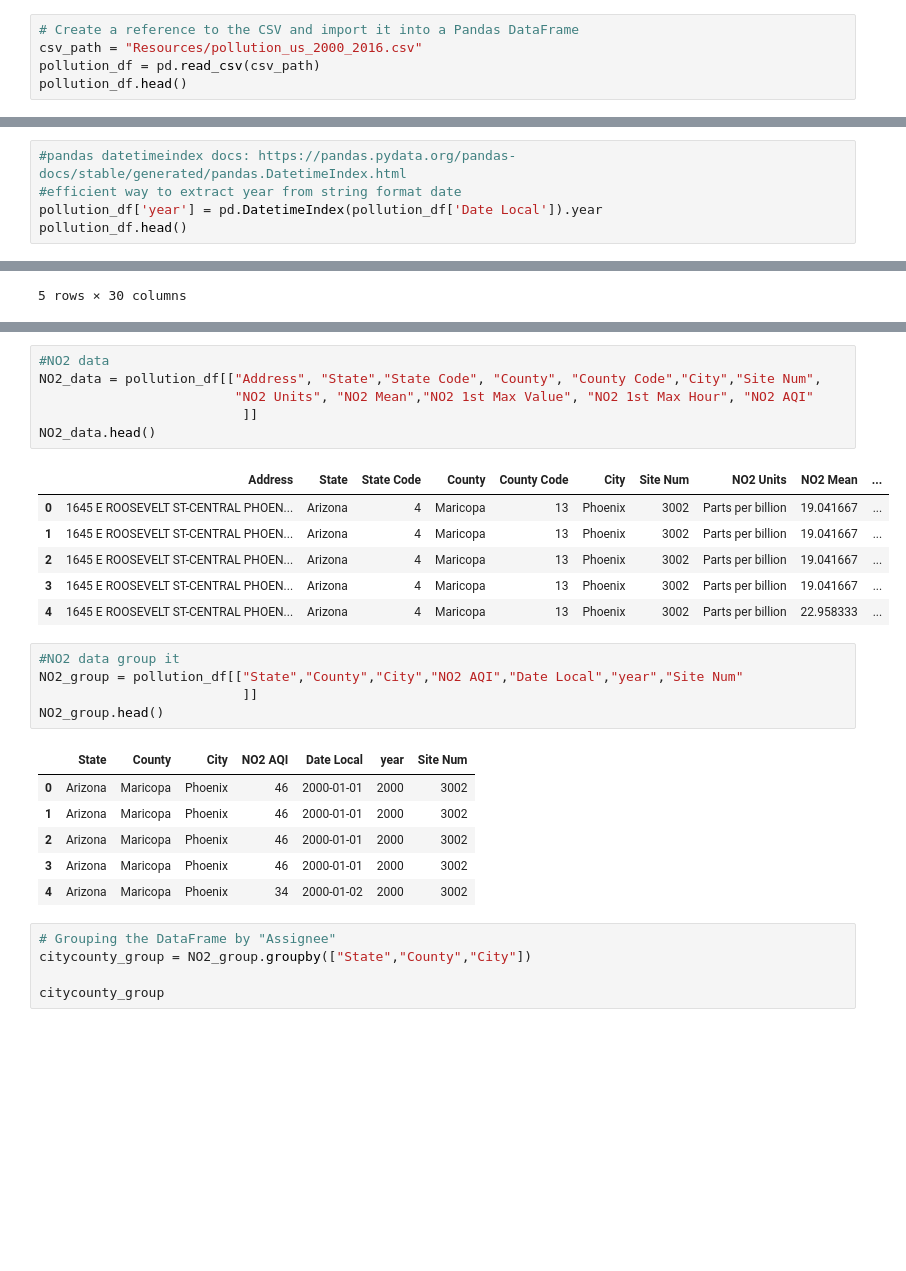
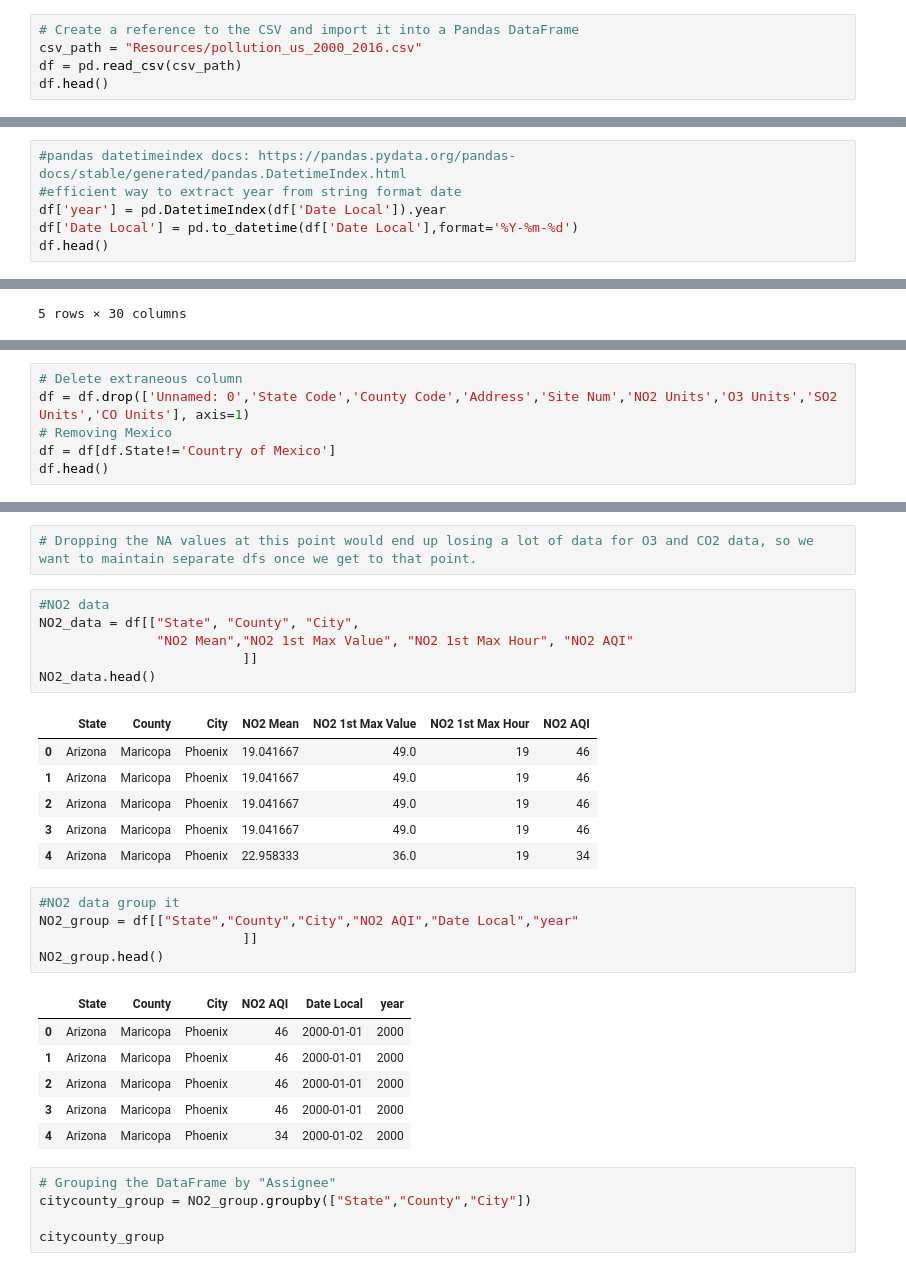
Before and after one commit to sachsjohn/Project_1_Pollution, a Jupyter notebook: Pollution Data.ipynb, the cells around one changed output, grey strips where cells are left out. Drawn from its saved outputs; the diff is of its cells as text; blank space fills up the shorter version.

```diff
--- a/Pollution Data.ipynb
+++ b/Pollution Data.ipynb
@@ -5,8 +8,8 @@ import numpy as np
 # %%
 # Create a reference to the CSV and import it into a Pandas DataFrame
 csv_path = "Resources/pollution_us_2000_2016.csv"
-pollution_df = pd.read_csv(csv_path)
-pollution_df.head()
+df = pd.read_csv(csv_path)
+df.head()
 # %% [output]
 |  | Unnamed: 0 | State Code | County Code | Site Num | Address | State | County | City | Date Local | ... |
 | 0 | 0 | 4 | 13 | 3002 | 1645 E ROOSEVELT ST-CENTRAL PHOEN... | Arizona | Maricopa | Phoenix | 2000-01-01 | ... |
@@ -31,8 +21,9 @@ Name: State Code, dtype: float64
 # %%
 #pandas datetimeindex docs: https://pandas.pydata.org/pandas-docs/stable/generated/pandas.DatetimeIndex.html
 #efficient way to extract year from string format date
-pollution_df['year'] = pd.DatetimeIndex(pollution_df['Date Local']).year
-pollution_df.head()
+df['year'] = pd.DatetimeIndex(df['Date Local']).year
+df['Date Local'] = pd.to_datetime(df['Date Local'],format='%Y-%m-%d')
+df.head()
 # %% [output]
 |  | Unnamed: 0 | State Code | County Code | Site Num | Address | State | County | City | Date Local | ... |
 | 0 | 0 | 4 | 13 | 3002 | 1645 E ROOSEVELT ST-CENTRAL PHOEN... | Arizona | Maricopa | Phoenix | 2000-01-01 | ... |
@@ -144,0 +35,6 @@ poll_data.head()
+# %%
+# Delete extraneous column
+df = df.drop(['Unnamed: 0','State Code','County Code','Address','Site Num','NO2 Units','O3 Units','SO2 Units','CO Units'], axis=1)
+# Removing Mexico
+df = df[df.State!='Country of Mexico']
+df.head()
@@ -145,28 +49,30 @@ poll_data.head()
+# %%
+# Dropping the NA values at this point would end up losing a lot of data for O3 and CO2 data, so we want to maintain separate dfs once we get to that point.
 # %%
 #NO2 data
-NO2_data = pollution_df[["Address", "State","State Code", "County", "County Code","City","Site Num",
-                         "NO2 Units", "NO2 Mean","NO2 1st Max Value", "NO2 1st Max Hour", "NO2 AQI"
+NO2_data = df[["State", "County", "City",
+               "NO2 Mean","NO2 1st Max Value", "NO2 1st Max Hour", "NO2 AQI"
                           ]]
 NO2_data.head()
 # %% [output]
-|  | Address | State | State Code | County | County Code | City | Site Num | NO2 Units | NO2 Mean | ... |
-| 0 | 1645 E ROOSEVELT ST-CENTRAL PHOEN... | Arizona | 4 | Maricopa | 13 | Phoenix | 3002 | Parts per billion | 19.041667 | ... |
-| 1 | 1645 E ROOSEVELT ST-CENTRAL PHOEN... | Arizona | 4 | Maricopa | 13 | Phoenix | 3002 | Parts per billion | 19.041667 | ... |
-| 2 | 1645 E ROOSEVELT ST-CENTRAL PHOEN... | Arizona | 4 | Maricopa | 13 | Phoenix | 3002 | Parts per billion | 19.041667 | ... |
-| 3 | 1645 E ROOSEVELT ST-CENTRAL PHOEN... | Arizona | 4 | Maricopa | 13 | Phoenix | 3002 | Parts per billion | 19.041667 | ... |
-| 4 | 1645 E ROOSEVELT ST-CENTRAL PHOEN... | Arizona | 4 | Maricopa | 13 | Phoenix | 3002 | Parts per billion | 22.958333 | ... |
+|  | State | County | City | NO2 Mean | NO2 1st Max Value | NO2 1st Max Hour | NO2 AQI |
+| 0 | Arizona | Maricopa | Phoenix | 19.041667 | 49.0 | 19 | 46 |
+| 1 | Arizona | Maricopa | Phoenix | 19.041667 | 49.0 | 19 | 46 |
+| 2 | Arizona | Maricopa | Phoenix | 19.041667 | 49.0 | 19 | 46 |
+| 3 | Arizona | Maricopa | Phoenix | 19.041667 | 49.0 | 19 | 46 |
+| 4 | Arizona | Maricopa | Phoenix | 22.958333 | 36.0 | 19 | 34 |
 # %%
 #NO2 data group it
-NO2_group = pollution_df[["State","County","City","NO2 AQI","Date Local","year","Site Num"
+NO2_group = df[["State","County","City","NO2 AQI","Date Local","year"
                           ]]
 NO2_group.head()
 # %% [output]
-|  | State | County | City | NO2 AQI | Date Local | year | Site Num |
-| 0 | Arizona | Maricopa | Phoenix | 46 | 2000-01-01 | 2000 | 3002 |
-| 1 | Arizona | Maricopa | Phoenix | 46 | 2000-01-01 | 2000 | 3002 |
-| 2 | Arizona | Maricopa | Phoenix | 46 | 2000-01-01 | 2000 | 3002 |
-| 3 | Arizona | Maricopa | Phoenix | 46 | 2000-01-01 | 2000 | 3002 |
-| 4 | Arizona | Maricopa | Phoenix | 34 | 2000-01-02 | 2000 | 3002 |
+|  | State | County | City | NO2 AQI | Date Local | year |
+| 0 | Arizona | Maricopa | Phoenix | 46 | 2000-01-01 | 2000 |
+| 1 | Arizona | Maricopa | Phoenix | 46 | 2000-01-01 | 2000 |
+| 2 | Arizona | Maricopa | Phoenix | 46 | 2000-01-01 | 2000 |
+| 3 | Arizona | Maricopa | Phoenix | 46 | 2000-01-01 | 2000 |
+| 4 | Arizona | Maricopa | Phoenix | 34 | 2000-01-02 | 2000 |
 # %%
 # Grouping the DataFrame by "Assignee"
 citycounty_group = NO2_group.groupby(["State","County","City"])
```
Also changed, not shown: parts of 24 cells of this notebook.
